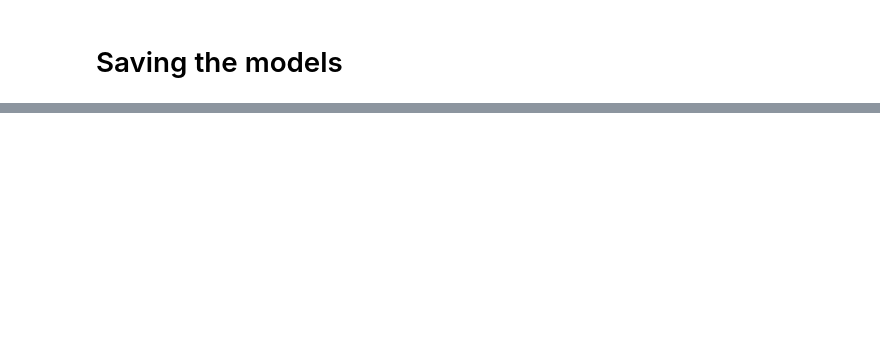
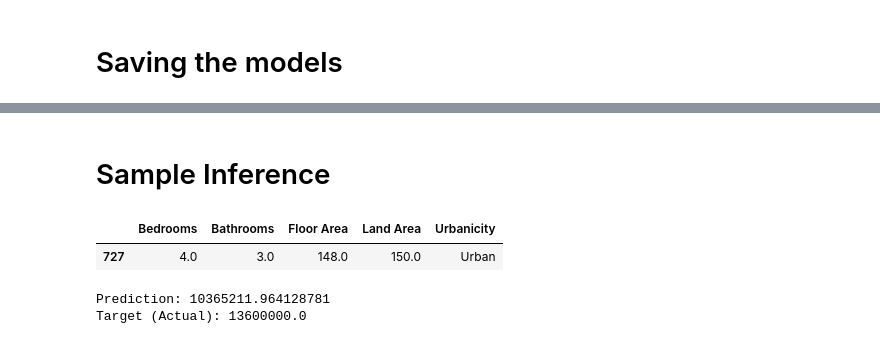
Before and after one commit to JerickoDG/HousingPH, a Jupyter notebook: notebooks/training_and_eval.ipynb, the cells around one changed output, grey strips where cells are left out. Cells and saved outputs as stored; diff of their text form; code cells hidden in the pictures; blank space fills up the shorter version.

```diff
--- a/notebooks/training_and_eval.ipynb
+++ b/notebooks/training_and_eval.ipynb
@@ -49,3 +50,14 @@ df_copy.head()
+# %%
+def generate_data_splits(X, y, print_shapes=True):
+    X_train, X_test, y_train, y_test = train_test_split(X, y, test_size=0.2, random_state=42)
+    X_train, X_valid, y_train, y_valid = train_test_split(X_train, y_train, test_size=0.2, random_state=42)
+
+    if print_shapes:
+        print(f"Shape of Training Data: {X_train.shape}")
+        print(f"Shape of Validating Data: {X_valid.shape}")
+        print(f"Shape of Testing Data: {X_test.shape}")
+
+    return X_train, X_test, X_valid, y_train, y_valid, y_test
 # %%
 X = df_copy.drop(['Price'], axis=1)
 y = df_copy['Price']
@@ -314,2 +375,19 @@ Saved in ..\models\mlp.pkl-v1.pkl
+# %% [markdown]
+# Sample Inference
+# %%
+trial_input = pd.DataFrame(X_test.iloc[0]).transpose()
+trial_input[numerical_cols] = trial_input[numerical_cols].apply(pd.to_numeric)
+
+trial_input
+# %% [output]
+|  | Bedrooms | Bathrooms | Floor Area | Land Area | Urbanicity |
+| 727 | 4.0 | 3.0 | 148.0 | 150.0 | Urban |
 # %%
-# model_pipelines['random_forest'].predict(pd.DataFrame(X_test.iloc[0]).transpose()) # For predicting a single set of features
+prediction = model_pipelines['random_forest'].predict(trial_input) # For predicting a single set of features
+target = y_test.iloc[0]
+
+print(f"Prediction: {prediction[0]}")
+print(f"Target (Actual): {target}")
+# %% [output]
+Prediction: 10365211.964128781
+Target (Actual): 13600000.0
```
Also changed, not shown: parts of 31 cells of this notebook, 13 other files.
